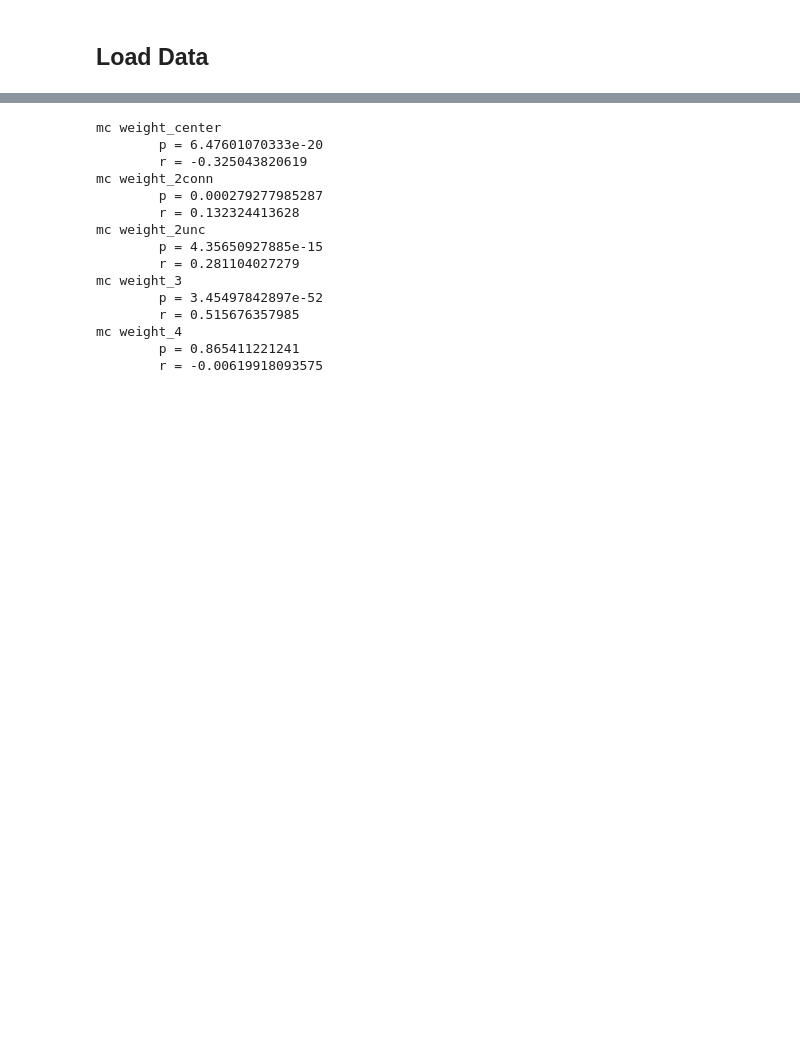
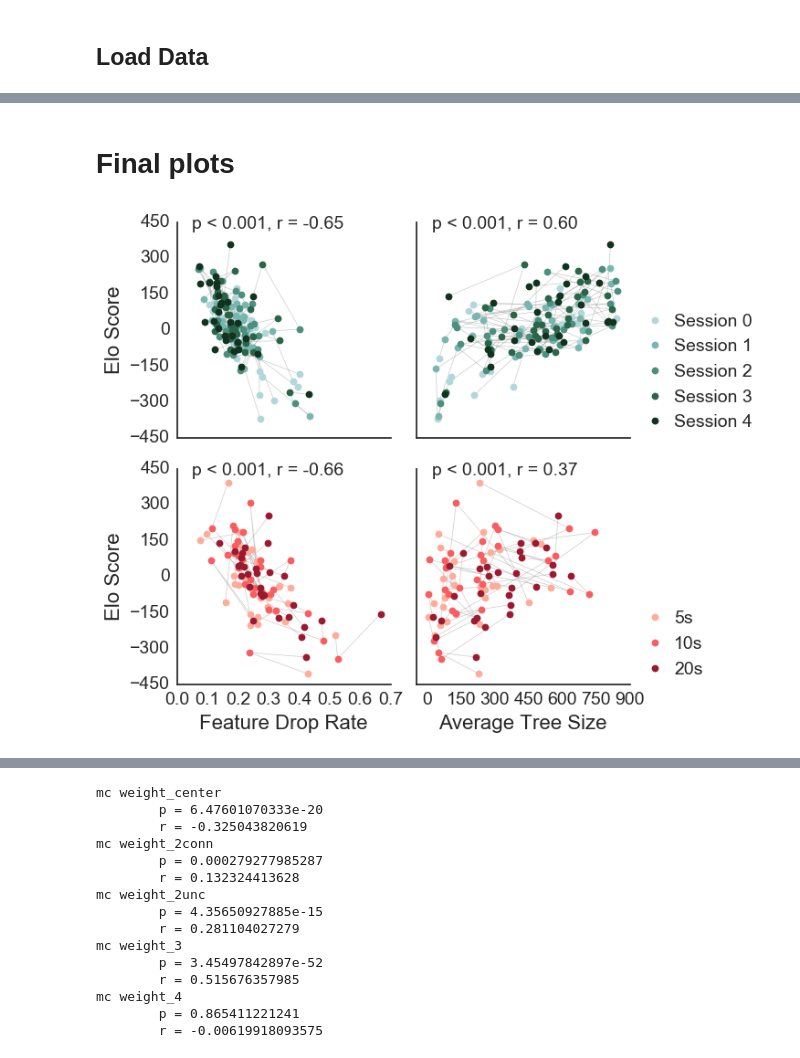
Before and after one commit to galbiati/mnk-figures, a Jupyter notebook: cosyne2017/Figures.ipynb, the cells around one changed output, grey strips where cells are left out. Drawn from its saved outputs; the diff is of its cells as text; code cells hidden in the pictures; blank space fills up the shorter version.

```diff
--- a/cosyne2017/Figures.ipynb
+++ b/cosyne2017/Figures.ipynb
@@ -49,3 +48,4 @@ sns.palplot(p2)
 # DO NOT put data into github folders!
 
 gdpath = os.path.expanduser('~/Google Drive/Bas Zahy Gianni - Games')
+figdir = os.path.join(gdpath, 'Manuscripts/Cosyne2017Abstract/Figures')
@@ -129,7 +78,7 @@ LinregressResult(slope=0.008725563704307996, intercept=11.666666666666666, rvalu
 # %%
 S = pd.DataFrame(index=mcd, columns=['r', 'p'])
 for m in mcd:
-    res = stats.linregress(params_tai['condition'].map({0: 5, 1: 10, 2:20}), params_tai[m])
+    res = stats.linregress(params_tai['condition']), params_tai[m])
     S.loc[m, ['r', 'p']] = res.rvalue, res.pvalue
 
 S.to_csv(os.path.join(gdpath, 'Analysis/5_tai/correlations/time_limit.csv'))
@@ -197,0 +136,58 @@ r = -0.325043820619
+# %% [markdown]
+# Final plots
+# %%
+fig, axes = plt.subplots(2, 2, figsize=(6.2, 6), sharey=True)
+divtypes = ['session', 'condition']
+divlabels = ['Session {}', '{}s']
+variables = ordict([('Tree Size', 'tree_size'), ('Feature Drop Rate', 'attention')][::-1])
+legs = []
+for a, exp in enumerate([pl, pt]):
+    for i, k in enumerate(variables.keys()):
+        v = variables[k]
+        ax = axes[a, i]
+        div = divtypes[a]
+        colors = [greens, reds][a]
+
+        for j in exp['subject'].unique():
+            p = exp.loc[exp['subject']==j, :]
+            ax.plot(
+                p[v], p['elo'],
+                linewidth=.5, alpha=.4, color='grey',
+                label='none'
+            )
+
+        for l, j in enumerate(exp[div].unique()):
+            p = exp.loc[exp[div]==j, :]
+            ax.plot(
+                p[v], p['elo'],
+                linestyle='none', marker='o', color=colors[l],
+                label=divlabels[a].format(j)
+            )
+        if i==1:
+            leg = ordict([(k,v) for k,v in ordict(zip(*ax.get_legend_handles_labels())).items() if v != 'none'])
+            _l = ax.legend(leg.keys(), leg.values(), loc=(1,0), handletextpad=0.1)
+            legs.append(_l)
+
+        res = stats.linregress(exp['elo'], exp[v])
+        x = .05 if i == 0 else 20
+        ax.text(x, 425, 'p < {:.3f}, r = {:.2f}'.format(
+                res.pvalue if res.pvalue > .0005 else .001, res.rvalue), fontsize=14
+               )
+
+plt.setp(
+    axes[:, 0],
+    ylabel='Elo Score', yticks=np.arange(-450, 600, 150), ylim=[-450, 450],
+    xlim=[0, .7], xticks=np.arange(0, .8, .1)
+)
+
+plt.setp(axes[:, 1], xlim=[-50, 900], xticks=np.arange(0, 1050, 150))
+
+plt.setp(axes[0, :], xticks=[])
+axes[1, 0].set_xlabel('Feature Drop Rate')
+axes[1, 1].set_xlabel('Average Tree Size')
+
+sns.despine()
+plt.tight_layout()
+fig.savefig(os.path.join(figdir, 'Elo vs Params.png'), bbox_extra_artists=legs, bbox_inches='tight')
+# %% [output]
+[figure, added]
```
Also changed, not shown: parts of 23 cells of this notebook.
